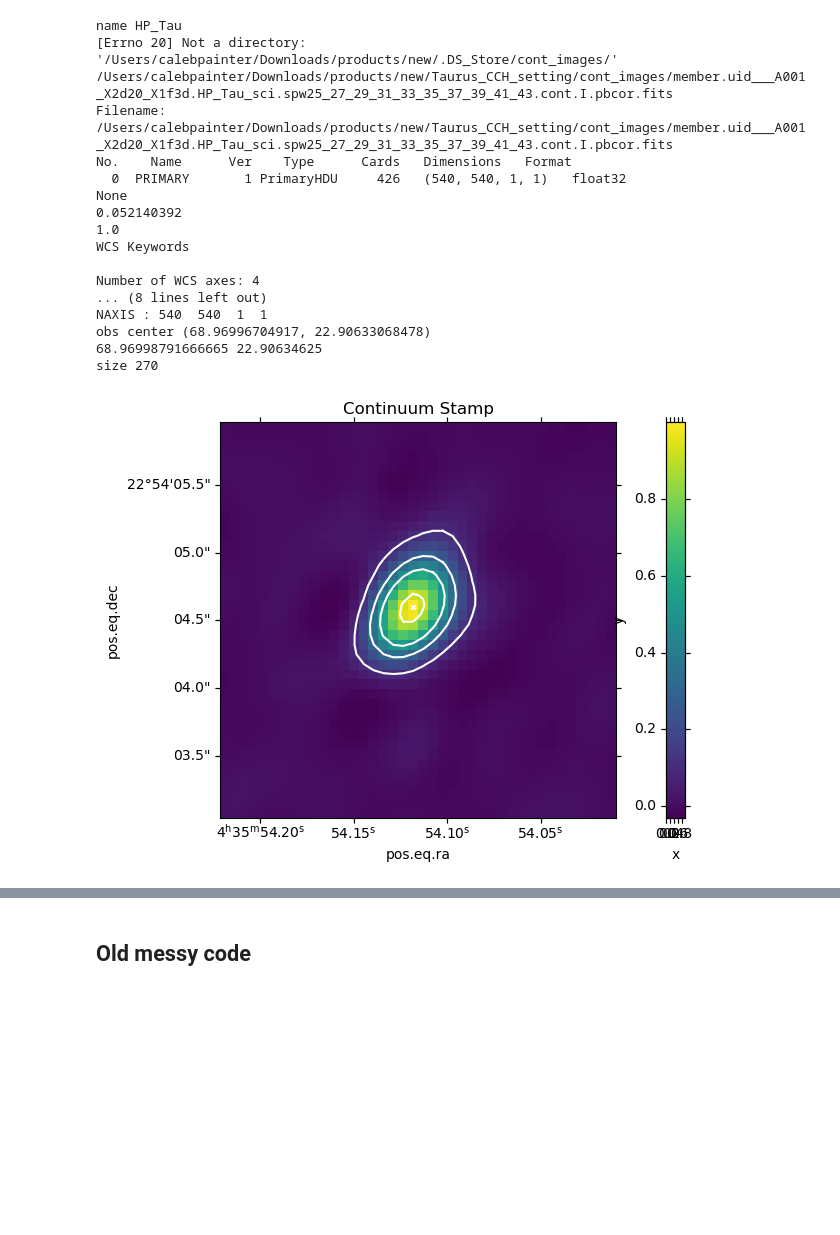
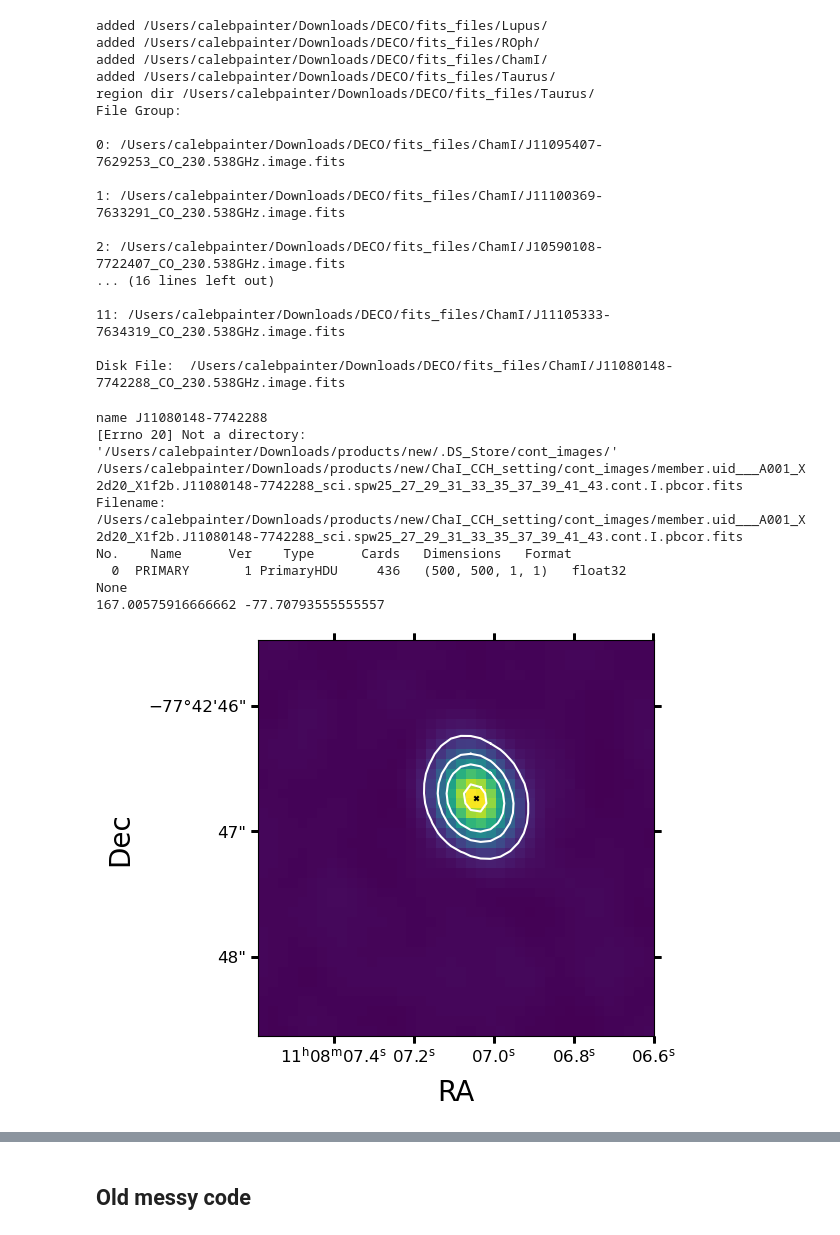
Before and after one commit to QuickPainter/DECO, a Jupyter notebook: bettermoments_text3.ipynb, the cells around one changed output, grey strips where cells are left out. Cells and saved outputs as stored; diff of their text form; code cells hidden in the pictures; blank space fills up the shorter version.

```diff
--- a/bettermoments_text3.ipynb
+++ b/bettermoments_text3.ipynb
@@ -727,23 +708,40 @@ Disk File:  /Users/calebpainter/Downloads/DECO/fits_files/Taurus/HP_Tau_HCN_hf1_
+# %%
+# Define Region Number, File Number, and Emission Line and get the associated file
+
+region_num = 2
+file_num = 8
+line = ''
+infile = get_file(region_num, file_num, line)
+# %% [output]
+added /Users/calebpainter/Downloads/DECO/fits_files/Lupus/
+added /Users/calebpainter/Downloads/DECO/fits_files/ROph/
+added /Users/calebpainter/Downloads/DECO/fits_files/ChamI/
+added /Users/calebpainter/Downloads/DECO/fits_files/Taurus/
+region dir /Users/calebpainter/Downloads/DECO/fits_files/Taurus/
+File Group:
+
+0: /Users/calebpainter/Downloads/DECO/fits_files/ChamI/J11095407-7629253_CO_230.538GHz.image.fits
+
+1: /Users/calebpainter/Downloads/DECO/fits_files/ChamI/J11100369-7633291_CO_230.538GHz.image.fits
+
+2: /Users/calebpainter/Downloads/DECO/fits_files/ChamI/J10590108-7722407_CO_230.538GHz.image.fits
+... (16 lines left out)
+
+11: /Users/calebpainter/Downloads/DECO/fits_files/ChamI/J11105333-7634319_CO_230.538GHz.image.fits
+
+Disk File:  /Users/calebpainter/Downloads/DECO/fits_files/ChamI/J11080148-7742288_CO_230.538GHz.image.fits
 # %%
 #Grab corresponding Continuum File
+
 disk_cont_file = get_cont_file(infile)
-skcontours, skcontours_wcs, contour_levels, cont_fig, skcontours_wcs2, skcontours_wcs3 = plot_fits(infile,disk_cont_file, 20)
+skcontours, contour_levels, cont_fig, skcontours_wcs3 = plot_fits(infile,disk_cont_file, 20)
 # %% [output]
-name HP_Tau
+name J11080148-7742288
 [Errno 20] Not a directory: '/Users/calebpainter/Downloads/products/new/.DS_Store/cont_images/'
-/Users/calebpainter/Downloads/products/new/Taurus_CCH_setting/cont_images/member.uid___A001_X2d20_X1f3d.HP_Tau_sci.spw25_27_29_31_33_35_37_39_41_43.cont.I.pbcor.fits
-Filename: /Users/calebpainter/Downloads/products/new/Taurus_CCH_setting/cont_images/member.uid___A001_X2d20_X1f3d.HP_Tau_sci.spw25_27_29_31_33_35_37_39_41_43.cont.I.pbcor.fits
+/Users/calebpainter/Downloads/products/new/ChaI_CCH_setting/cont_images/member.uid___A001_X2d20_X1f2b.J11080148-7742288_sci.spw25_27_29_31_33_35_37_39_41_43.cont.I.pbcor.fits
+Filename: /Users/calebpainter/Downloads/products/new/ChaI_CCH_setting/cont_images/member.uid___A001_X2d20_X1f2b.J11080148-7742288_sci.spw25_27_29_31_33_35_37_39_41_43.cont.I.pbcor.fits
 No.    Name      Ver    Type      Cards   Dimensions   Format
-  0  PRIMARY       1 PrimaryHDU     426   (540, 540, 1, 1)   float32
+  0  PRIMARY       1 PrimaryHDU     436   (500, 500, 1, 1)   float32
 None
-0.052140392
-1.0
-WCS Keywords
-
-Number of WCS axes: 4
-... (8 lines left out)
-NAXIS : 540  540  1  1
-obs center (68.96996704917, 22.90633068478)
-68.96998791666665 22.90634625
-size 270
+167.00575916666662 -77.70793555555557
-[figure, old version]
+[figure, new version]
```
Also changed, not shown: parts of 16 cells of this notebook, 10 other files.
